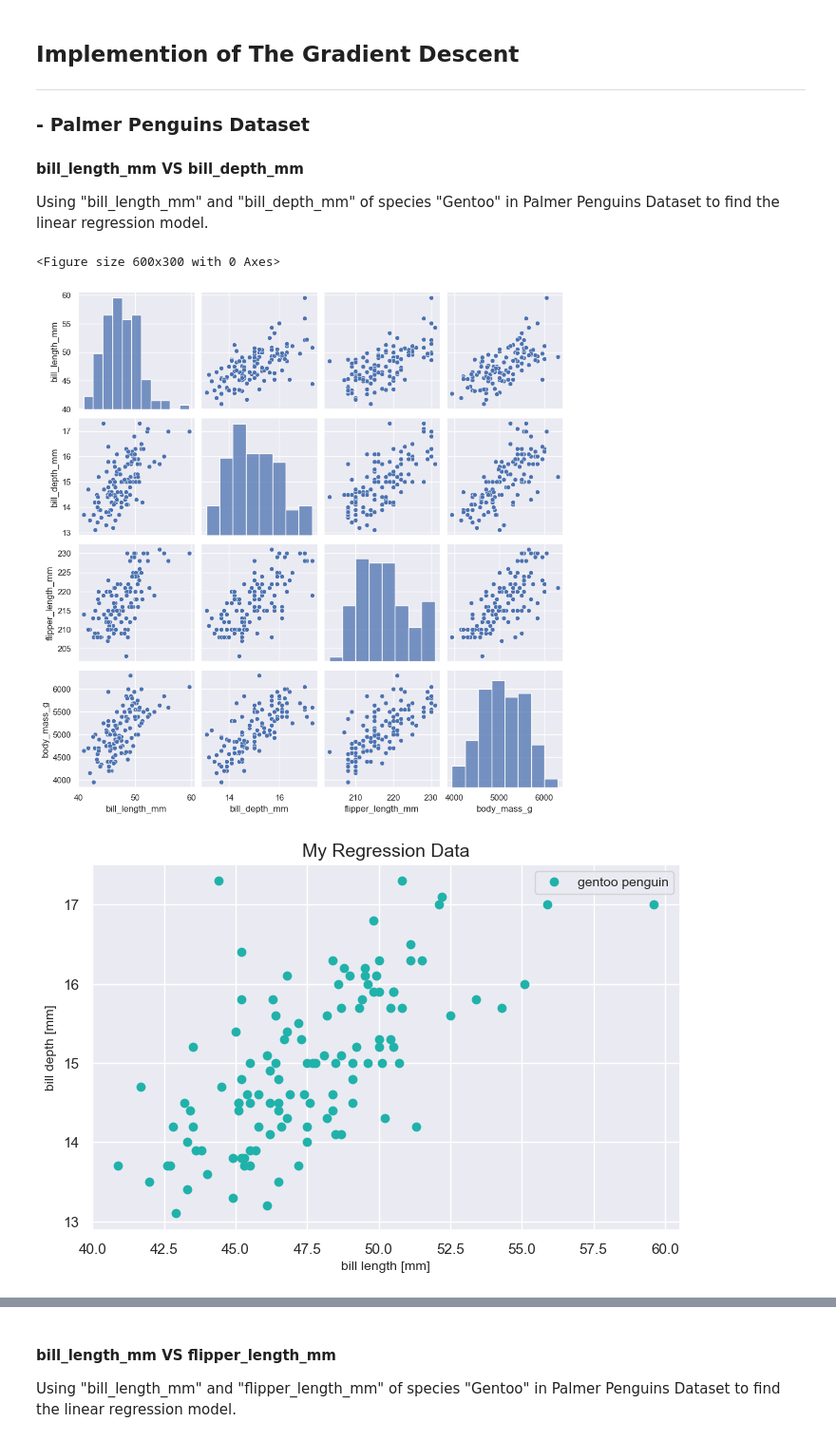
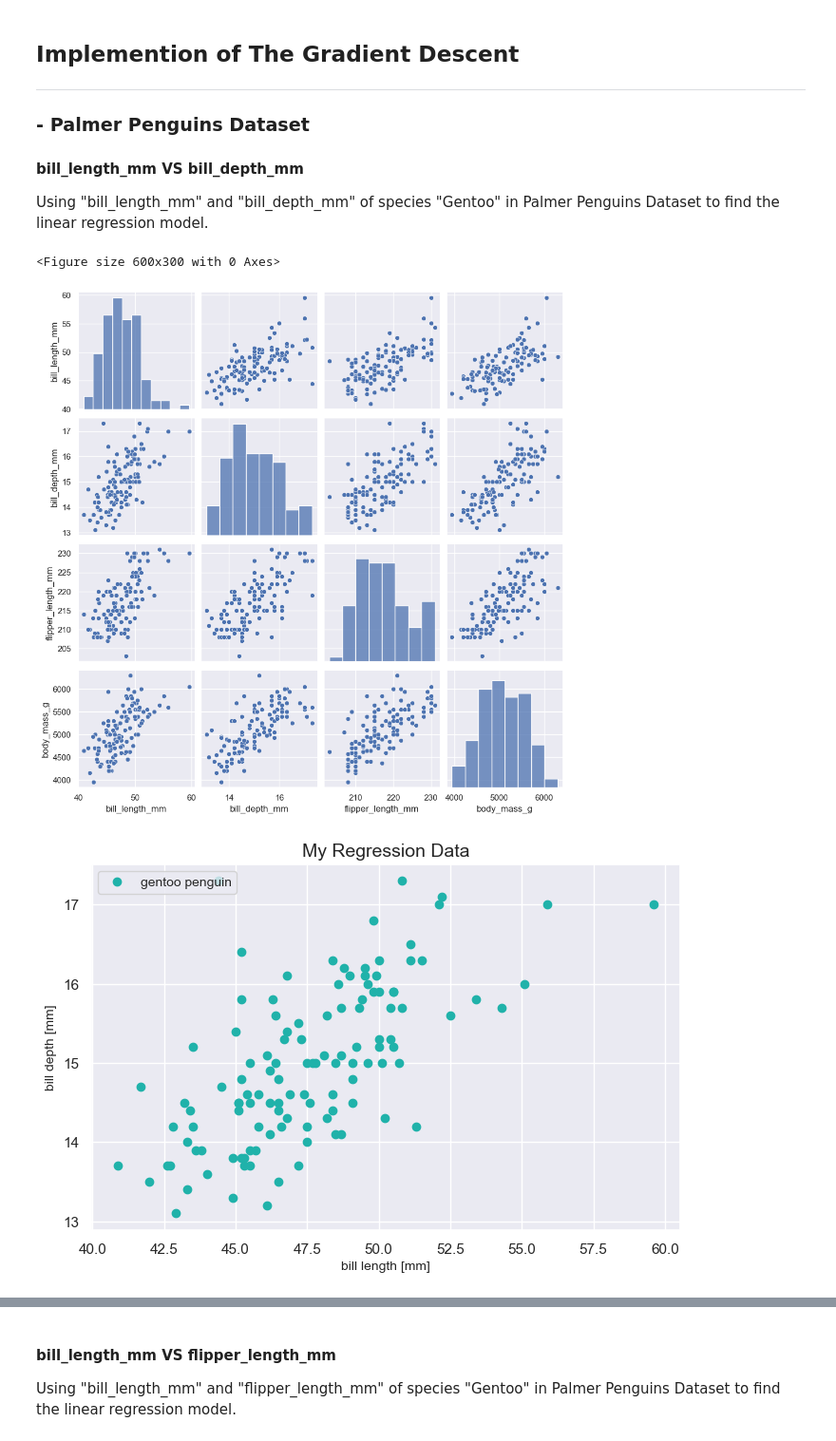
Before and after one commit to Kay-zttang/ML-Course-Notes, a Jupyter notebook: Lec4_The_Gradient_Descent/The_Gradient_Descent.ipynb, the cells around one changed output, grey strips where cells are left out. Shown at 95% size. Drawn from its saved outputs; the diff is of its cells as text; code cells hidden in the pictures.

```diff
--- a/Lec4_The_Gradient_Descent/The_Gradient_Descent.ipynb
+++ b/Lec4_The_Gradient_Descent/The_Gradient_Descent.ipynb
@@ -11,35 +11,35 @@ Using "bill_length_mm" and "bill_depth_mm" of species "Gentoo" in Palmer Penguin
 import matplotlib.pyplot as plt
 import numpy as np
 import pandas as pd
 
 import seaborn as sns
 sns.set_theme()
 
 df = pd.read_csv("Datasets/palmer_penguins.csv")
 df = df.dropna() # remove the NA rows
 df.drop(df.columns[0], axis=1, inplace=True)
 df = df.reset_index(drop=True)
 idx = df.index[df.species == "Gentoo"]
 
 plt.figure(figsize=(6, 3))
 img = sns.pairplot(df.iloc[idx])
 plt.show(img)
 
 df = df.iloc[idx][["bill_length_mm", "bill_depth_mm"]]
 plt.figure(figsize = (8, 5))
 plt.scatter(df.bill_length_mm,
             df.bill_depth_mm,
             color = "lightseagreen",
             label = "gentoo penguin")
 plt.xlabel("bill length [mm]", fontsize = 10)
 plt.ylabel("bill depth [mm]", fontsize = 10)
-plt.legend(fontsize = 10)
+plt.legend(fontsize = 10, loc = "upper left")
 plt.title("My Regression Data", fontsize = 14)
 plt.show()
 # %% [output]
 <Figure size 600x300 with 0 Axes>
 [figure]
-[figure, old version]
+[figure, new version]
 # %%
 ## Define class singleNeuron
 class SingleNeuron(object):
```
Also changed, not shown: parts of 5 cells of this notebook, 3 other files.
